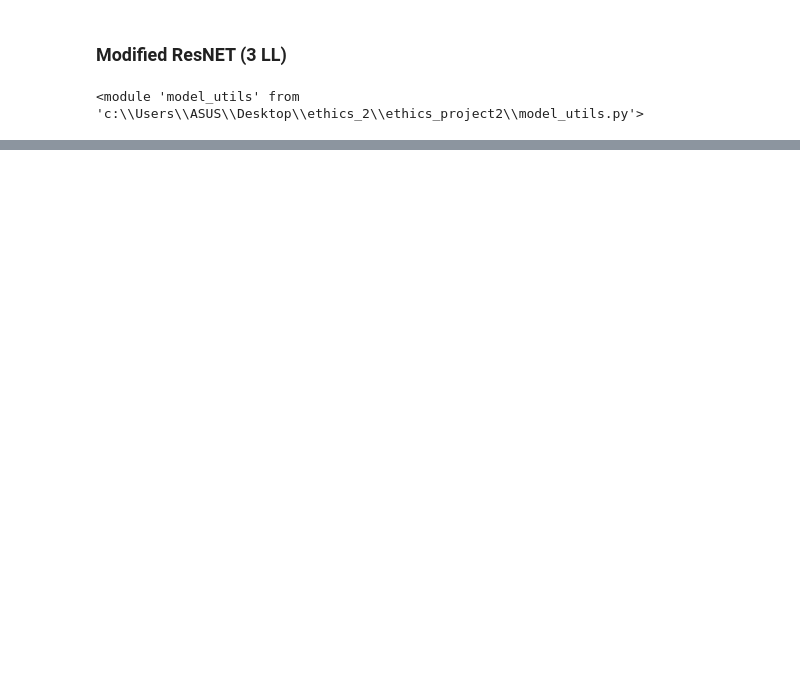
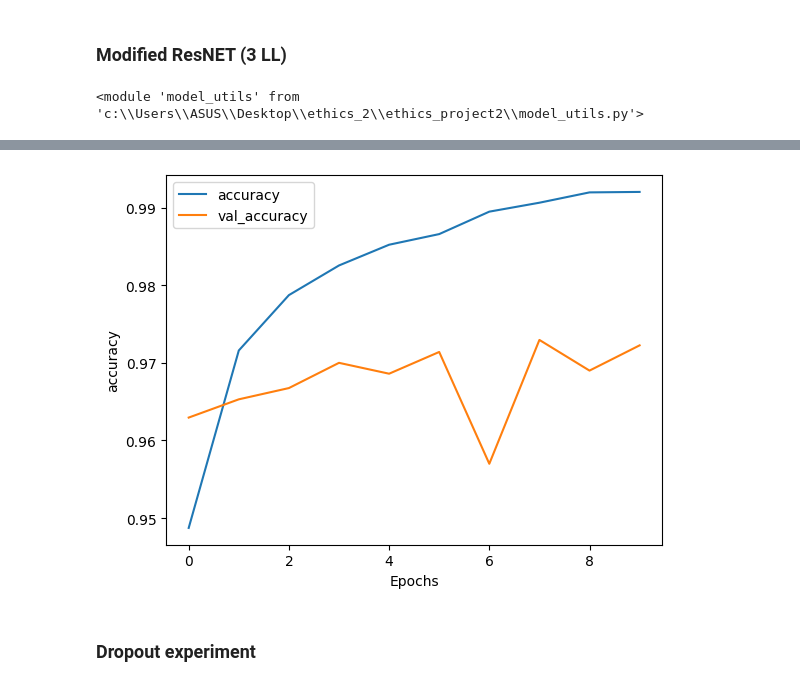
Before and after one commit to AngeloGalav/gauntlet, a Jupyter notebook: playground.ipynb, the cells around one changed output, grey strips where cells are left out. Cells and saved outputs as stored; diff of their text form; code cells hidden in the pictures; blank space fills up the shorter version.

Commit message:
Add dropout to model, tested different configs to compare, fixed a typo
Trained new model in different salsas while also adding/testing dropout. Also updated readme.

```diff
--- a/playground.ipynb
+++ b/playground.ipynb
@@ -161,3 +146,10 @@ ModifiedResNet(
+# %%
+mod_resnet50.prepare_for_ft()
+mod_resnet50.to(device)
+
+optimizer = torch.optim.Adam(
+    filter(lambda p: p.requires_grad, mod_resnet50.parameters()), lr=0.001
+)
 # %%
 artifacts = model_utils.train(dataloaders, loss_fn, optimizer, mod_resnet50, "ModResNet50", BATCH_SIZE, EPOCHS, loss_thresh=2.5, force_train=False)
 # %% [output]
@@ -185,0 +187,8 @@ if artifacts != None:
+# %%
+for param in mod_resnet50.parameters():
+    param.requires_grad = True
+
+
+optimizer = torch.optim.AdamW(mod_resnet50.parameters(), lr=LEARNING_RATE)
+# %%
+artifacts = model_utils.train(dataloaders, loss_fn, optimizer, mod_resnet50, "ModResNet50_beefy", BATCH_SIZE, EPOCHS, loss_thresh=2.5, force_train=False)
@@ -185,0 +219,8 @@ if artifacts != None:
+# %%
+if artifacts != None:
+    losses, train_accs, test_accs = artifacts
+    plotter.plot_metrics((train_accs, test_accs), "accuracy")
+# %% [output]
+[figure, added]
+# %% [markdown]
+### Dropout experiment
```
Also changed, not shown: parts of 19 cells of this notebook, 2 other files.
